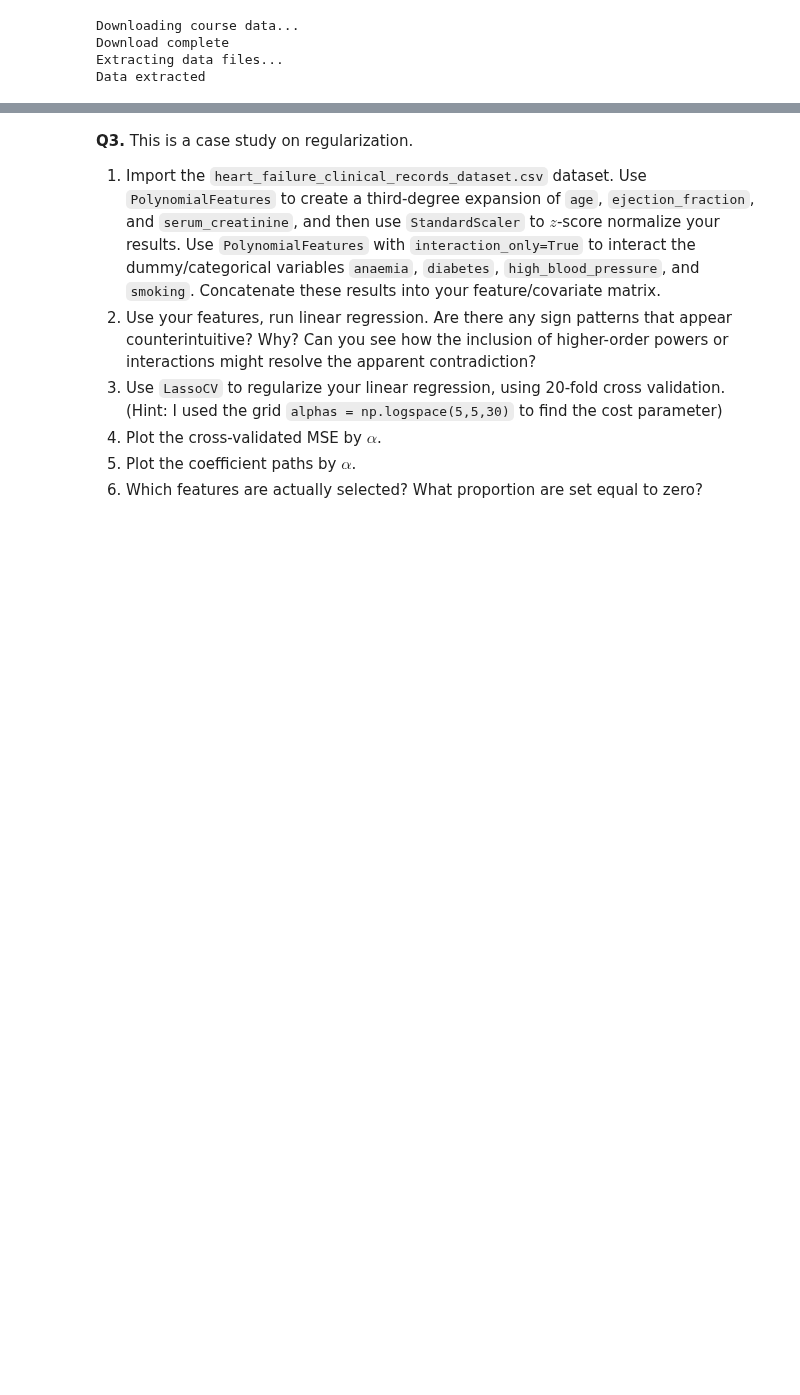
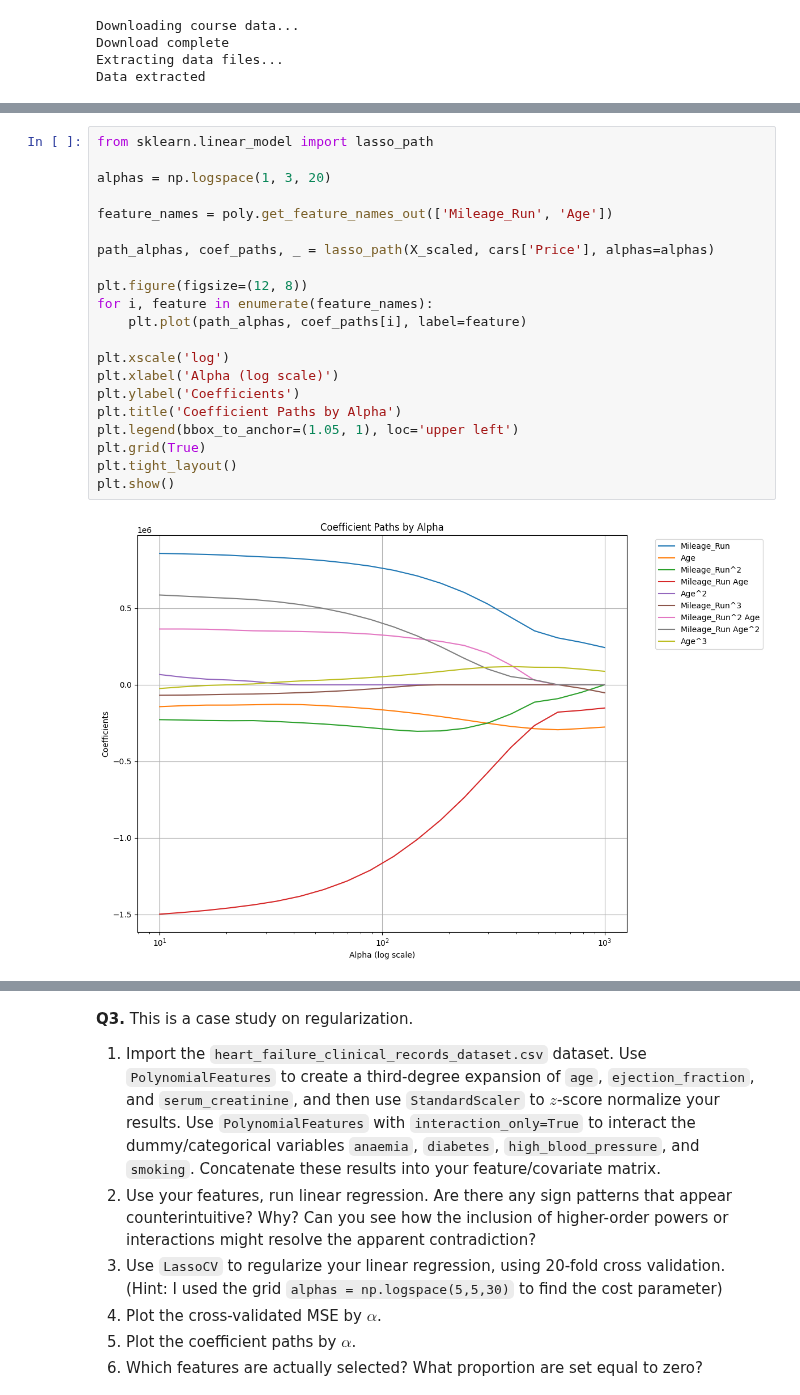
Before and after one commit to RexW999/undergrad_ml_assignments, a Jupyter notebook: 04_assignment_regularization.ipynb, the cells around one changed output, grey strips where cells are left out. Drawn from its saved outputs; the diff is of its cells as text; blank space fills up the shorter version.

```diff
--- a/04_assignment_regularization.ipynb
+++ b/04_assignment_regularization.ipynb
@@ -64,0 +138,23 @@ Data extracted
+# %%
+from sklearn.linear_model import lasso_path
+
+alphas = np.logspace(1, 3, 20)
+
+feature_names = poly.get_feature_names_out(['Mileage_Run', 'Age'])
+
+path_alphas, coef_paths, _ = lasso_path(X_scaled, cars['Price'], alphas=alphas)
+
+plt.figure(figsize=(12, 8))
+for i, feature in enumerate(feature_names):
+    plt.plot(path_alphas, coef_paths[i], label=feature)
+
+plt.xscale('log')
+plt.xlabel('Alpha (log scale)')
+plt.ylabel('Coefficients')
+plt.title('Coefficient Paths by Alpha')
+plt.legend(bbox_to_anchor=(1.05, 1), loc='upper left')
+plt.grid(True)
+plt.tight_layout()
+plt.show()
+# %% [output]
+[figure, added]
```
Also changed, not shown: parts of 7 cells of this notebook.
